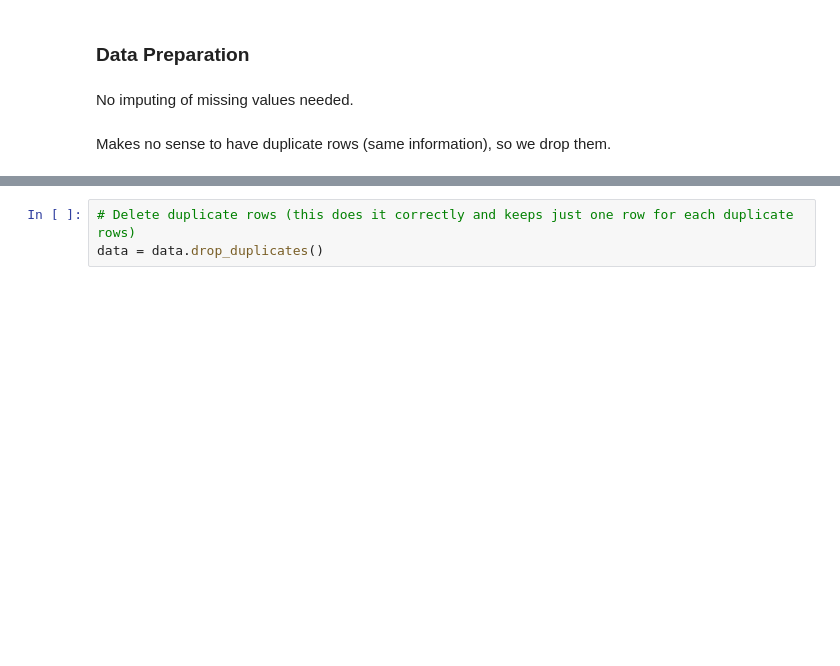
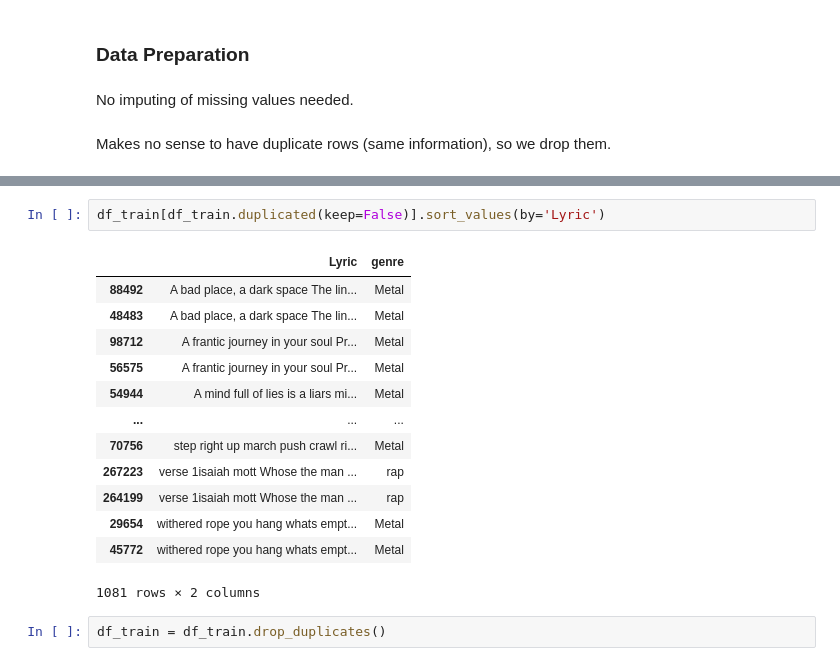
Before and after one commit to eliaserracarbonell/TextAnalyticsProject, a Jupyter notebook: Dataset_Exploration.ipynb, the cells around one changed output, grey strips where cells are left out. Cells and saved outputs as stored; diff of their text form; blank space fills up the shorter version.

```diff
--- a/Dataset_Exploration.ipynb
+++ b/Dataset_Exploration.ipynb
@@ -142,4 +177,19 @@ Makes no sense to have duplicate rows (same information), so we drop them.
+# %%
+df_train[df_train.duplicated(keep=False)].sort_values(by='Lyric')
+# %% [output]
+|  | Lyric | genre |
+| 88492 | A bad place, a dark space The lin... | Metal |
+| 48483 | A bad place, a dark space The lin... | Metal |
+| 98712 | A frantic journey in your soul Pr... | Metal |
+| 56575 | A frantic journey in your soul Pr... | Metal |
+| 54944 | A mind full of lies is a liars mi... | Metal |
+| ... | ... | ... |
+| 70756 | step right up march push crawl ri... | Metal |
+| 267223 | verse 1isaiah mott Whose the man ... | rap |
+| 264199 | verse 1isaiah mott Whose the man ... | rap |
+| 29654 | withered rope you hang whats empt... | Metal |
+| 45772 | withered rope you hang whats empt... | Metal |
+1081 rows × 2 columns
 # %%
-# Delete duplicate rows (this does it correctly and keeps just one row for each duplicate rows)
-data = data.drop_duplicates()
+df_train = df_train.drop_duplicates()
 # %%
```
Also changed, not shown: parts of 4 cells of this notebook.
